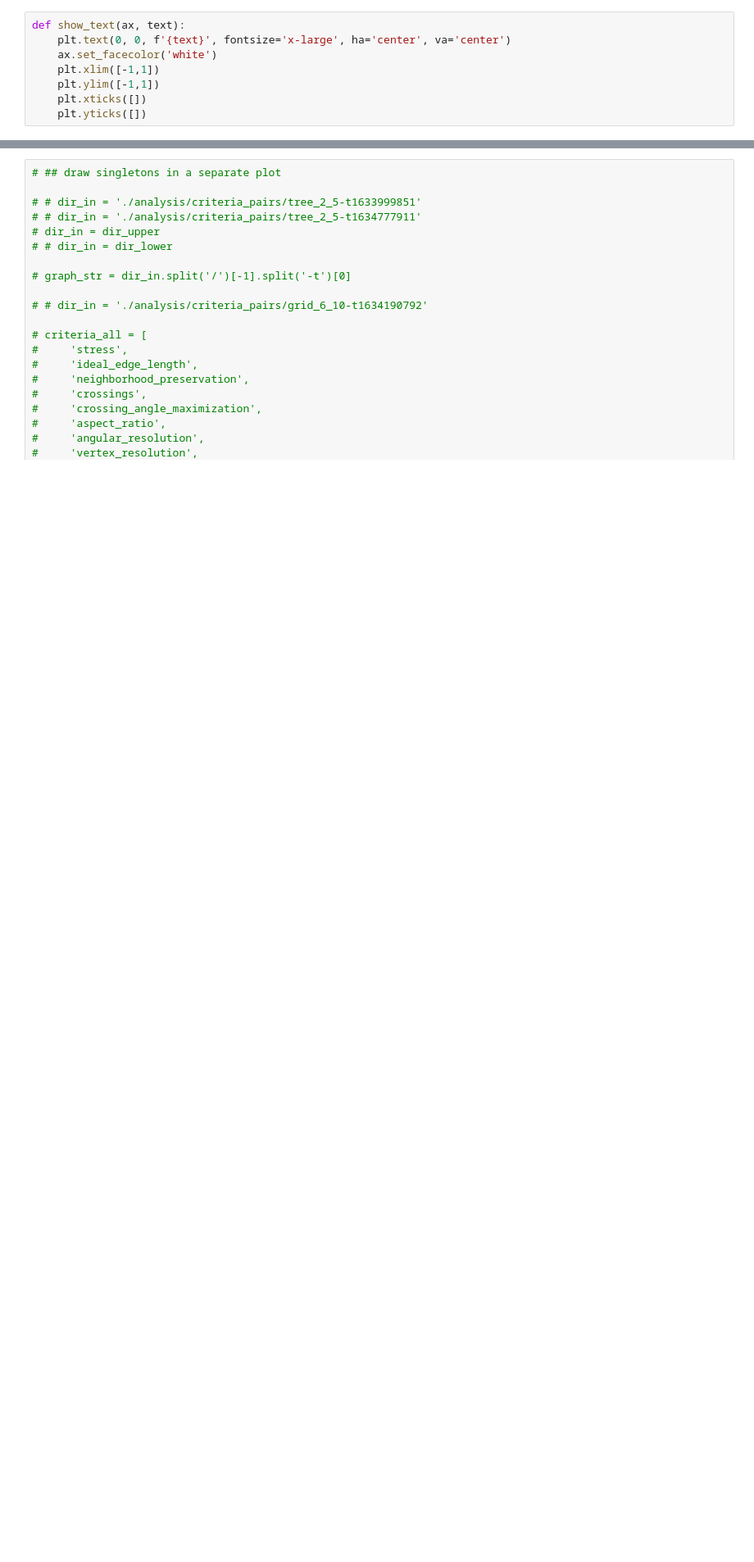
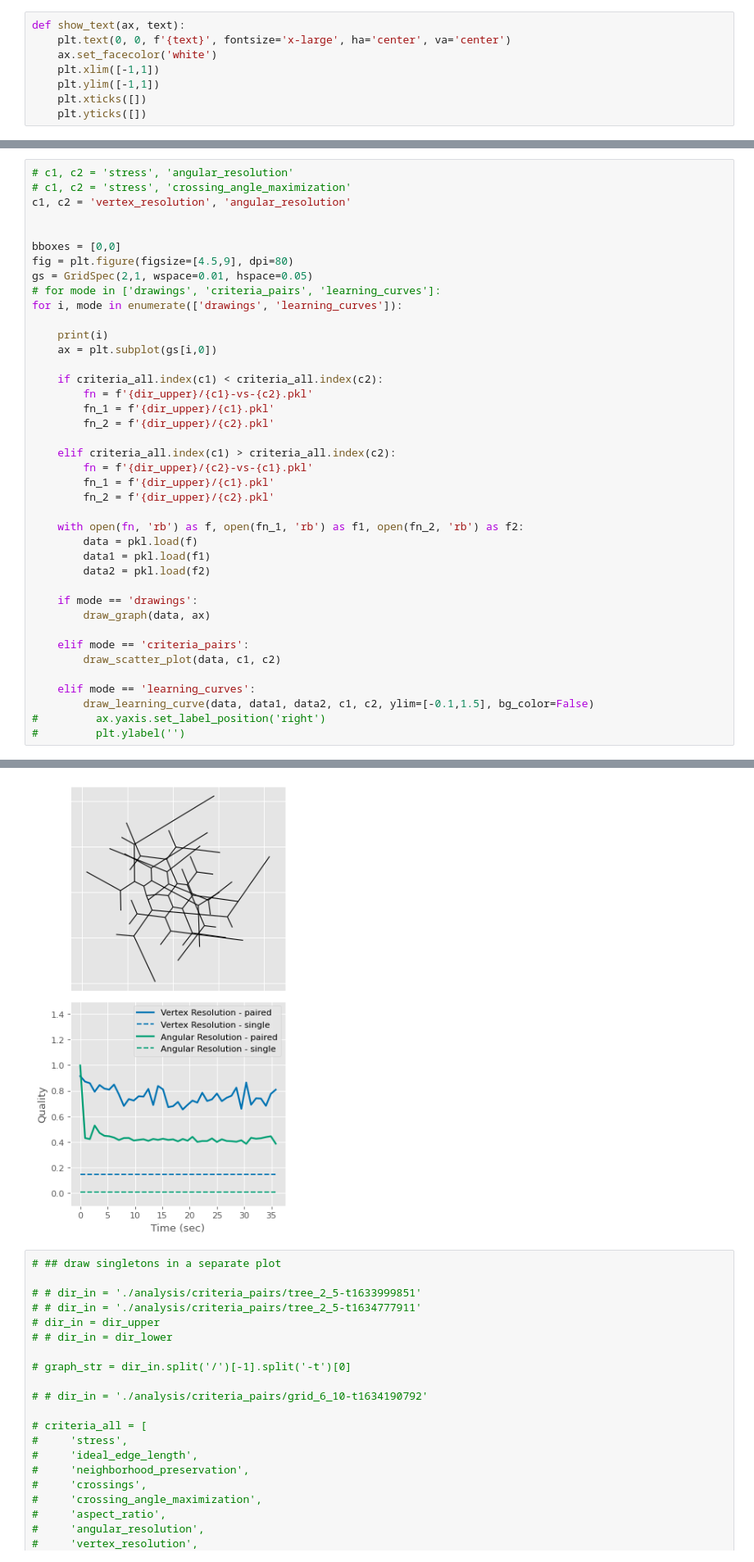
Before and after one commit to tiga1231/graph-drawing, a Jupyter notebook: analysis-of-criteria-pairs.ipynb, the cells around one changed output, grey strips where cells are left out. Shown at 82% size. Cells and saved outputs as stored; diff of their text form; blank space fills up the shorter version.

```diff
--- a/analysis-of-criteria-pairs.ipynb
+++ b/analysis-of-criteria-pairs.ipynb
@@ -427,0 +481,41 @@ fn
+# %%
+# c1, c2 = 'stress', 'angular_resolution'
+# c1, c2 = 'stress', 'crossing_angle_maximization'
+c1, c2 = 'vertex_resolution', 'angular_resolution'
+
+
+bboxes = [0,0]
+fig = plt.figure(figsize=[4.5,9], dpi=80)
+gs = GridSpec(2,1, wspace=0.01, hspace=0.05)
+# for mode in ['drawings', 'criteria_pairs', 'learning_curves']:
+for i, mode in enumerate(['drawings', 'learning_curves']):
+
+    print(i)
+    ax = plt.subplot(gs[i,0])
+
+    if criteria_all.index(c1) < criteria_all.index(c2):
+        fn = f'{dir_upper}/{c1}-vs-{c2}.pkl'
+        fn_1 = f'{dir_upper}/{c1}.pkl'
+        fn_2 = f'{dir_upper}/{c2}.pkl'
+
+    elif criteria_all.index(c1) > criteria_all.index(c2):
+        fn = f'{dir_upper}/{c2}-vs-{c1}.pkl'
+        fn_1 = f'{dir_upper}/{c1}.pkl'
+        fn_2 = f'{dir_upper}/{c2}.pkl'
+
+    with open(fn, 'rb') as f, open(fn_1, 'rb') as f1, open(fn_2, 'rb') as f2:
+        data = pkl.load(f)
+        data1 = pkl.load(f1)
+        data2 = pkl.load(f2)
+
+    if mode == 'drawings':
+        draw_graph(data, ax)
+
+    elif mode == 'criteria_pairs':
+        draw_scatter_plot(data, c1, c2)
+
+    elif mode == 'learning_curves':
+        draw_learning_curve(data, data1, data2, c1, c2, ylim=[-0.1,1.5], bg_color=False)
+#         ax.yaxis.set_label_position('right')
+#         plt.ylabel('')
+# %% [output]
@@ -428,3 +524,4 @@ fn
+[figure, added]
 # %%
 # ## draw singletons in a separate plot
 
```
Also changed, not shown: parts of 9 cells of this notebook, 6 other files.
